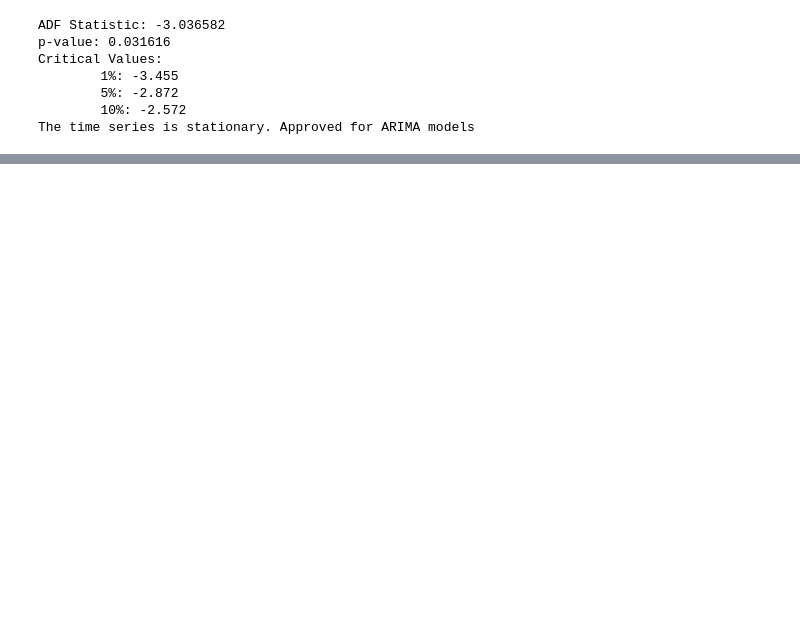
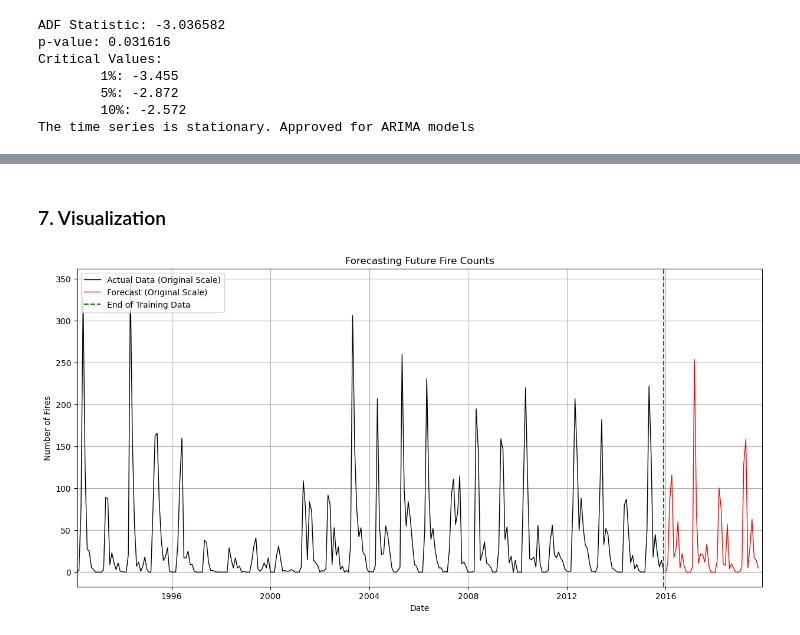
Before and after one commit to LeonardoSMSoares/Economics-Finance-2, a Jupyter notebook: Case Collection/CCMTS 05 - SARIMAX - Forest Fire.ipynb, the cells around one changed output, grey strips where cells are left out. Drawn from its saved outputs; the diff is of its cells as text; code cells hidden in the pictures; blank space fills up the shorter version.

```diff
--- a/Case Collection/CCMTS 05 - SARIMAX - Forest Fire.ipynb
+++ b/Case Collection/CCMTS 05 - SARIMAX - Forest Fire.ipynb
@@ -1199,0 +1413,26 @@ End.
+# %% [markdown]
+### 7. Visualization
+# %%
+future_periods = 46
+
+# Create a date range for the forecasted values
+last_date = monthly_fire_counts_log.index[-1] #ignore warning it totally is accessing the index correctly
+forecast_dates = pd.date_range(start=last_date + pd.DateOffset(months=1), periods=future_periods, freq='MS')
+
+# Plotting the actual data and the forecast
+plt.figure(figsize=(15, 7))
+
+plt.plot(monthly_fire_counts_log.index, np.expm1(monthly_fire_counts_log), label='Actual Data (Original Scale)', color='black', linewidth=1)
+plt.plot(forecast_dates, forecasted_values, label='Forecast (Original Scale)', color='red', linewidth=1)
+
+plt.axvline(x=last_date, color='green', linestyle='--', label='End of Training Data')
+
+plt.xlim(pd.to_datetime('1992-02-29'), pd.to_datetime('2019-12-01'))
+plt.grid(True)
+plt.legend(loc=2)
+plt.title("Forecasting Future Fire Counts")
+plt.ylabel("Number of Fires")
+plt.xlabel("Date")
+plt.show()
+# %% [output]
+[figure, added]
```
Also changed, not shown: parts of 21 cells of this notebook.
